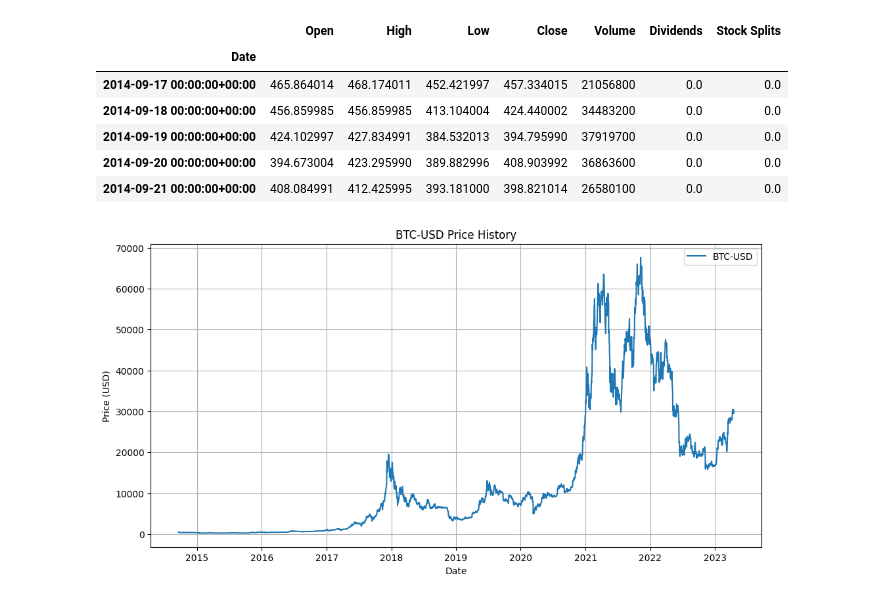
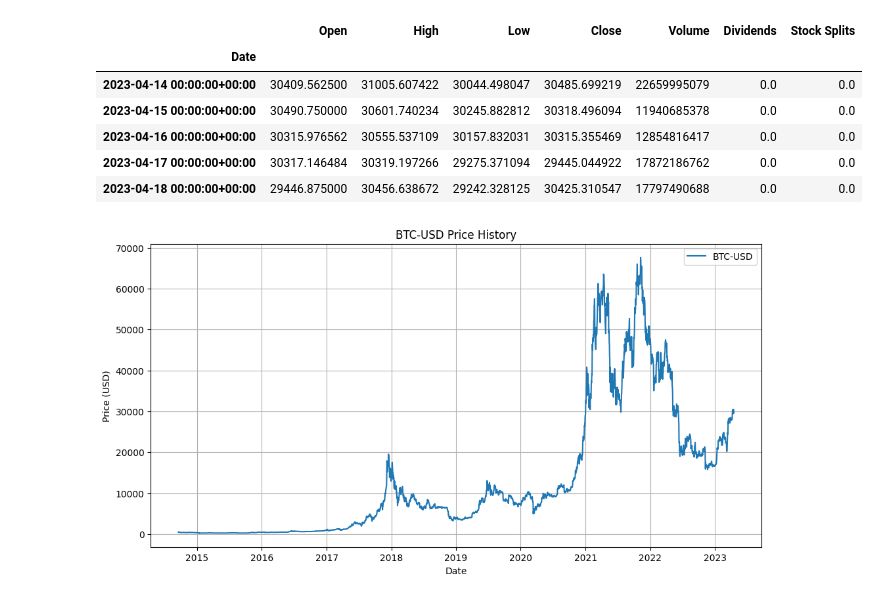
Before and after one commit to gangula-karthik/CRYPTALYTICS, a Jupyter notebook: CryptoAnalysis.ipynb, the cells around one changed output. Drawn from its saved outputs; the diff is of its cells as text; code cells hidden in the pictures.

```diff
--- a/CryptoAnalysis.ipynb
+++ b/CryptoAnalysis.ipynb
@@ -8,15 +9,15 @@ from yahooquery import Screener
 BTC_Ticker = yf.Ticker("BTC-USD")
 BTC_Data = BTC_Ticker.history(period="max")
 # %%
-BTC_Data.head()
+BTC_Data.tail()
 # %% [output]
 |  | Open | High | Low | Close | Volume | Dividends | Stock Splits |
 | Date |  |  |  |  |  |  |  |
-| 2014-09-17 00:00:00+00:00 | 465.864014 | 468.174011 | 452.421997 | 457.334015 | 21056800 | 0.0 | 0.0 |
-| 2014-09-18 00:00:00+00:00 | 456.859985 | 456.859985 | 413.104004 | 424.440002 | 34483200 | 0.0 | 0.0 |
-| 2014-09-19 00:00:00+00:00 | 424.102997 | 427.834991 | 384.532013 | 394.795990 | 37919700 | 0.0 | 0.0 |
-| 2014-09-20 00:00:00+00:00 | 394.673004 | 423.295990 | 389.882996 | 408.903992 | 36863600 | 0.0 | 0.0 |
-| 2014-09-21 00:00:00+00:00 | 408.084991 | 412.425995 | 393.181000 | 398.821014 | 26580100 | 0.0 | 0.0 |
+| 2023-04-14 00:00:00+00:00 | 30409.562500 | 31005.607422 | 30044.498047 | 30485.699219 | 22659995079 | 0.0 | 0.0 |
+| 2023-04-15 00:00:00+00:00 | 30490.750000 | 30601.740234 | 30245.882812 | 30318.496094 | 11940685378 | 0.0 | 0.0 |
+| 2023-04-16 00:00:00+00:00 | 30315.976562 | 30555.537109 | 30157.832031 | 30315.355469 | 12854816417 | 0.0 | 0.0 |
+| 2023-04-17 00:00:00+00:00 | 30317.146484 | 30319.197266 | 29275.371094 | 29445.044922 | 17872186762 | 0.0 | 0.0 |
+| 2023-04-18 00:00:00+00:00 | 29446.875000 | 30456.638672 | 29242.328125 | 30425.310547 | 17797490688 | 0.0 | 0.0 |
 # %%
 def get_data(ticker):
     ticker = yf.Ticker(ticker)
```
Also changed, not shown: parts of 4 cells of this notebook.
